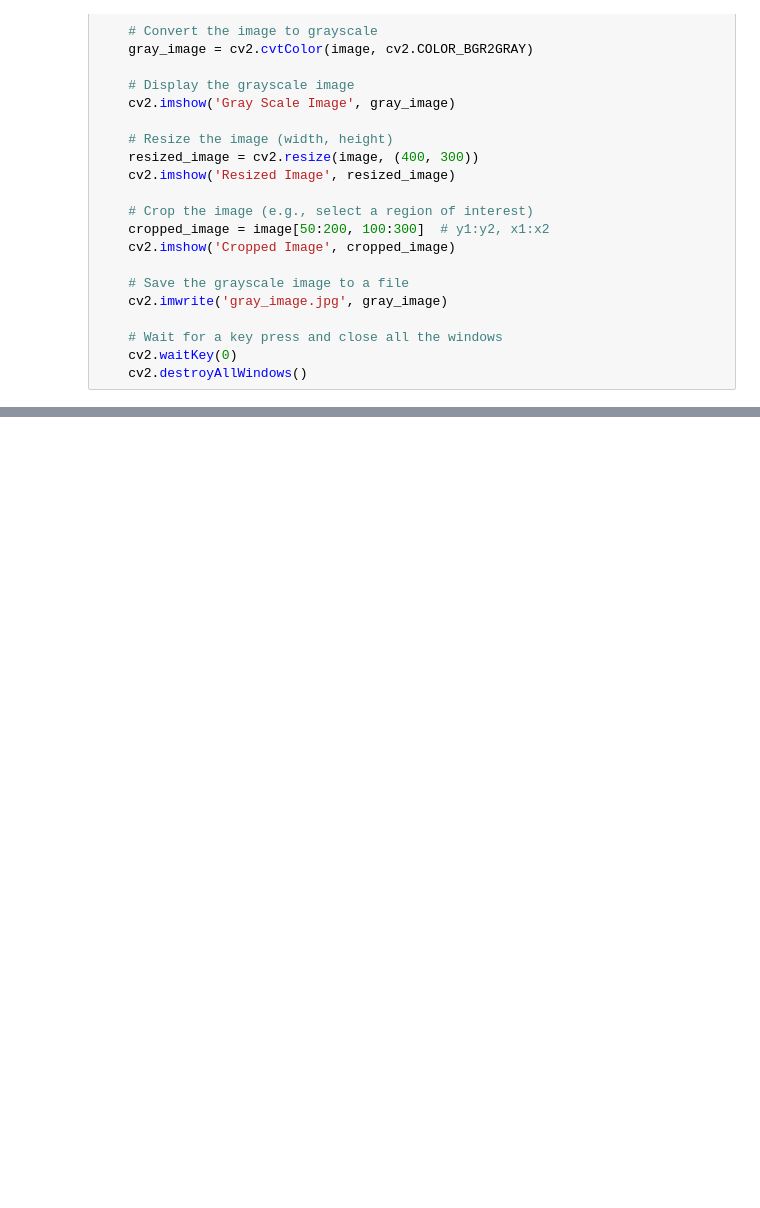
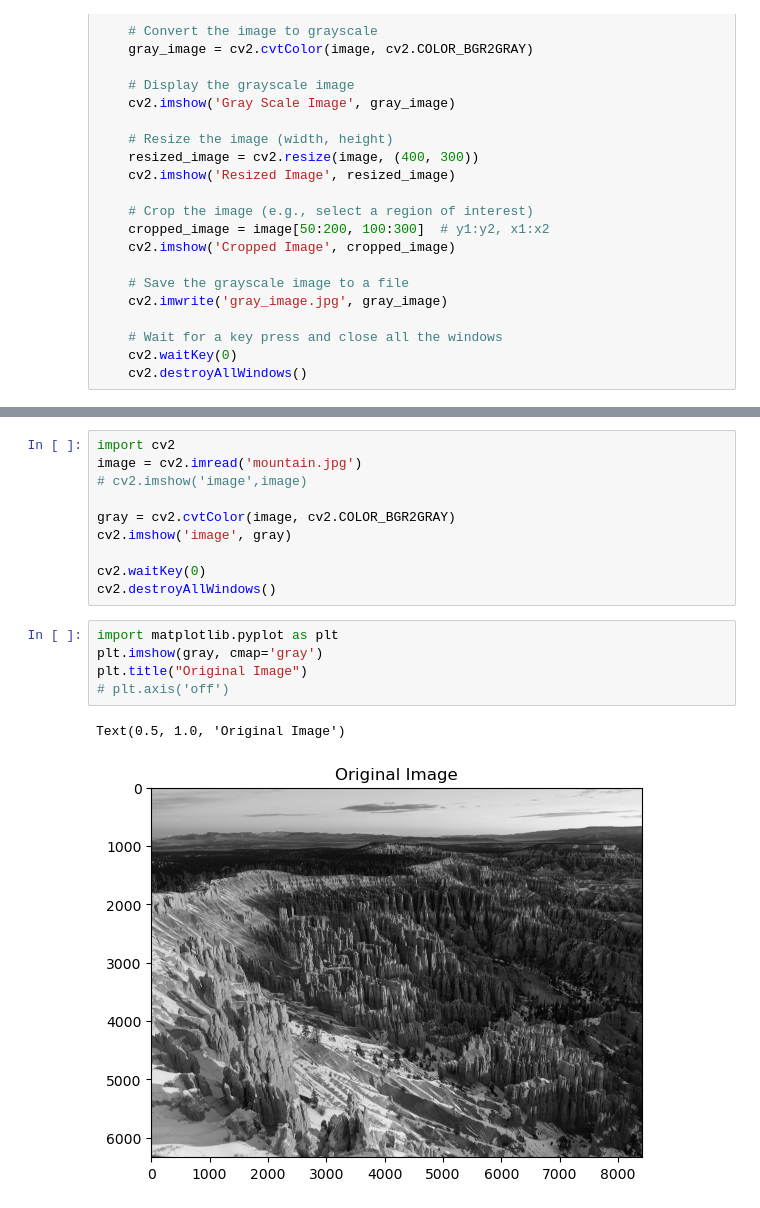
Before and after one commit to tanishkadeep/opencv, a Jupyter notebook: basic operations.ipynb, the cells around one changed output, grey strips where cells are left out. Saved outputs shown, nothing was run; the diff lists cells and outputs as text; blank space fills up the shorter version.

```diff
--- a/basic operations.ipynb
+++ b/basic operations.ipynb
@@ -86,3 +86,21 @@ else:
     plt.show()
 # %% [output]
 [figure]
+# %%
+import cv2
+image = cv2.imread('mountain.jpg')
+# cv2.imshow('image',image)
+
+gray = cv2.cvtColor(image, cv2.COLOR_BGR2GRAY)
+cv2.imshow('image', gray)
+
+cv2.waitKey(0)
+cv2.destroyAllWindows()
+# %%
+import matplotlib.pyplot as plt
+plt.imshow(gray, cmap='gray')
+plt.title("Original Image")
+# plt.axis('off')
+# %% [output]
+Text(0.5, 1.0, 'Original Image')
+[figure, added]
```
Also changed, not shown: parts of 1 cell of this notebook, 6 other files.
